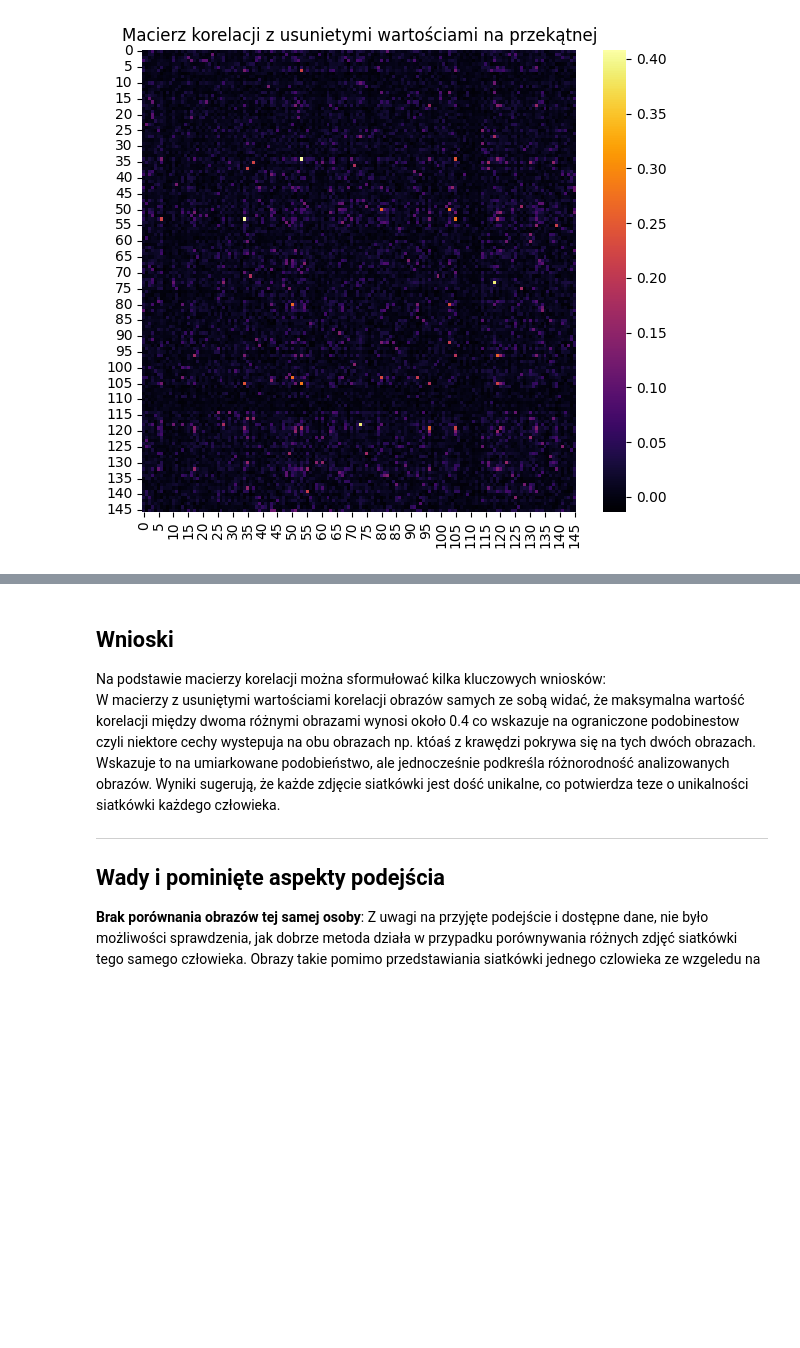
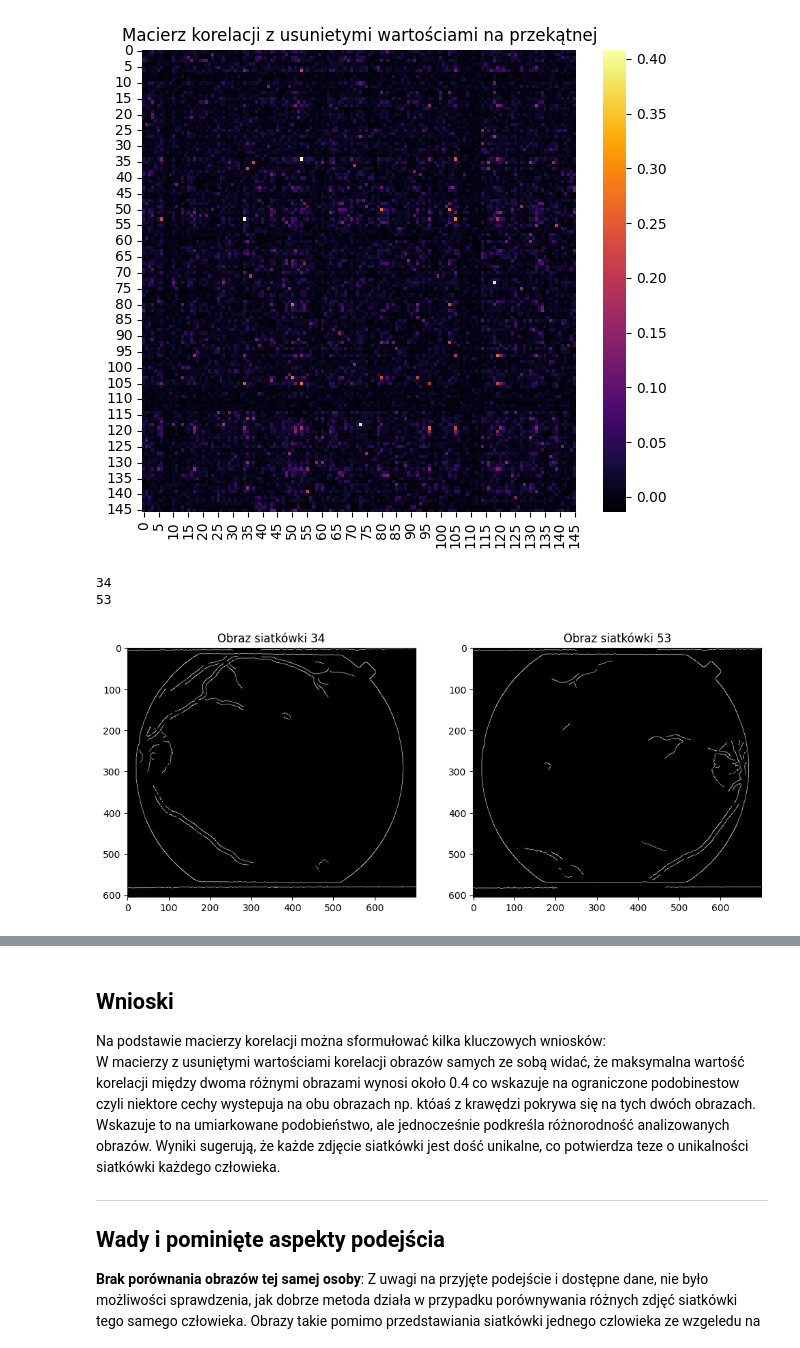
Before and after one commit to janekandrz/sp_final, a Jupyter notebook: spfinal.ipynb, the cells around one changed output, grey strips where cells are left out. Cells and saved outputs as stored; diff of their text form; code cells hidden in the pictures; blank space fills up the shorter version.

```diff
--- a/spfinal.ipynb
+++ b/spfinal.ipynb
@@ -362,6 +362,8 @@ plt.show()
 
 corrMatrix[corrMatrix == 1] = 0
 corrMatrix[corrMatrix == 0.9999999999999999] = 0
+corrMatrix[corrMatrix == 0.9999999999999998] = 0
+
 print(np.max(corrMatrix))
 
 plt.figure(figsize=(7,6))
@@ -371,3 +373,23 @@ plt.show()
 # %% [output]
 0.4082188439106085
 [figure]
+# %%
+pos=np.where(corrMatrix == 0.4082188439106085)
+row , col = pos[0][0], pos[0][1]
+
+print(row)
+print(col)
+
+fig,(ax1,ax2) = plt.subplots(1,2,figsize=(12,6))
+
+ax1.imshow(edgeImgs[int(row)],cmap="gray")
+ax1.set_title("Obraz siatkówki 34")
+
+ax2.imshow(edgeImgs[int(col)],cmap="gray")
+ax2.set_title("Obraz siatkówki 53")
+
+plt.show()
+# %% [output]
+34
+53
+[figure, added]
```
Also changed, not shown: parts of 3 cells of this notebook.
